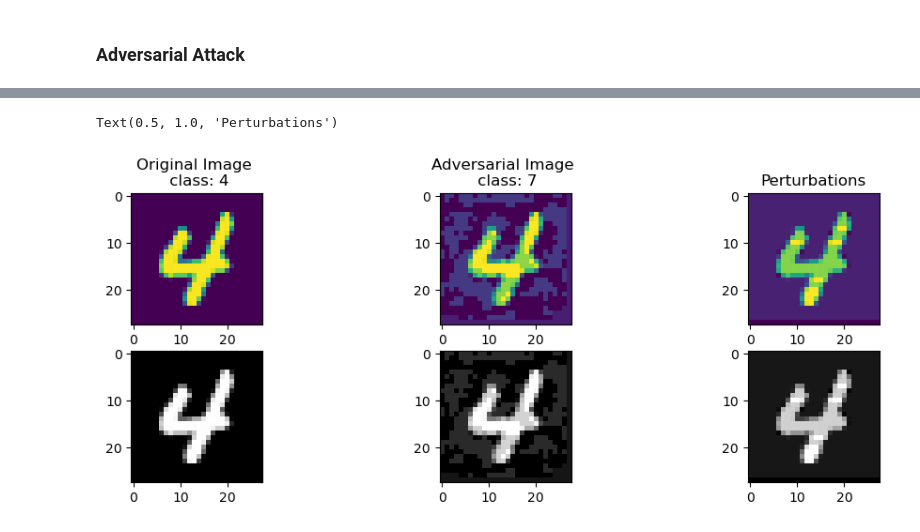
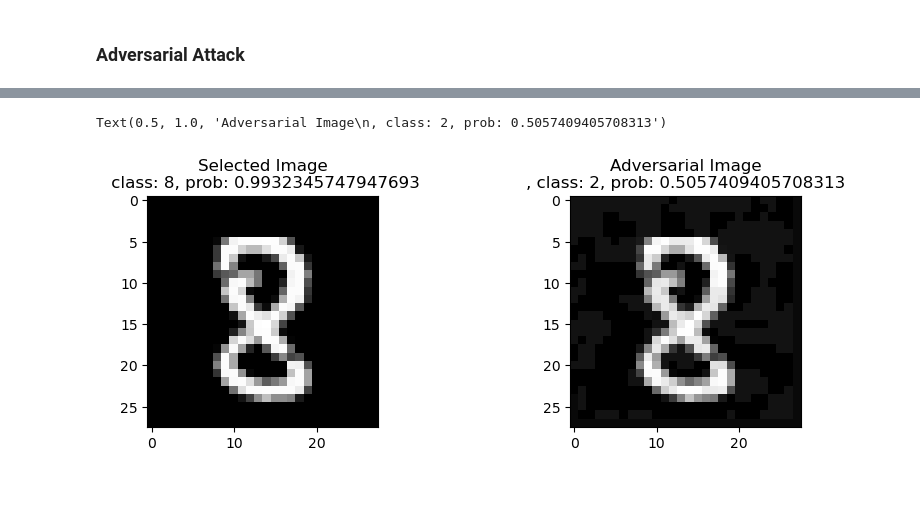
Before and after one commit to Rohanjos97/tensorflow, a Jupyter notebook: untargetted FGSM.ipynb, the cells around one changed output, grey strips where cells are left out. Drawn from its saved outputs; the diff is of its cells as text; code cells hidden in the pictures; blank space fills up the shorter version.

```diff
--- a/untargetted FGSM.ipynb
+++ b/untargetted FGSM.ipynb
@@ -131,25 +148,17 @@ plt.imshow(adversary[0], cmap=plt.get_cmap('gray'))
-# %%
-diff = abs(random_sample[0] - adversary[0])
-diff.shape
-
-fig, axes = plt.subplots(2, 3, figsize=(12, 4))
-axes[0][0].imshow(random_sample[0])
-axes[0][0].set_title(f'Original Image \n class: {original_prediction_class}')
-
-axes[0][1].imshow(adversary[0])
-axes[0][1].set_title(f'Adversarial Image \n class: {updated_prediction_class}')
-
-axes[0][2].imshow(diff[0])
-axes[0][2].set_title(f'Perturbations')
-
-axes[1][0].imshow(random_sample[0], cmap=plt.get_cmap('gray'))
-axes[0][0].set_title(f'Original Image \n class: {original_prediction_class}')
-
-axes[1][1].imshow(adversary[0], cmap=plt.get_cmap('gray'))
-axes[0][1].set_title(f'Adversarial Image \n class: {updated_prediction_class}')
-
-axes[1][2].imshow(diff[0], cmap=plt.get_cmap('gray'))
-axes[0][2].set_title(f'Perturbations')
-# %% [output]
-Text(0.5, 1.0, 'Perturbations')
-[figure, removed]
+# %%
+diff = abs(random_sample[0] - adversary[0])
+# diff
+# diff.shape
+# random_sample.shape
+
+fig, axes = plt.subplots(1, 2, figsize=(10, 3))
+axes[0].imshow(random_sample[0], cmap=plt.get_cmap('gray'))
+axes[0].set_title(f'Selected Image\n class: {original_prediction_class}, prob: {original_prediction_probability}')
+
+axes[1].imshow(adversary[0], cmap=plt.get_cmap('gray'))
+axes[1].set_title(f'Adversarial Image\n, class: {updated_prediction_class}, prob: {updated_prediction_probability}')
+
+# axes[2].imshow(diff[0][0], cmap=plt.get_cmap('gray'))
+# %% [output]
+Text(0.5, 1.0, 'Adversarial Image\n, class: 2, prob: 0.5057409405708313')
+[figure, added]
```
Also changed, not shown: parts of 7 cells of this notebook.
